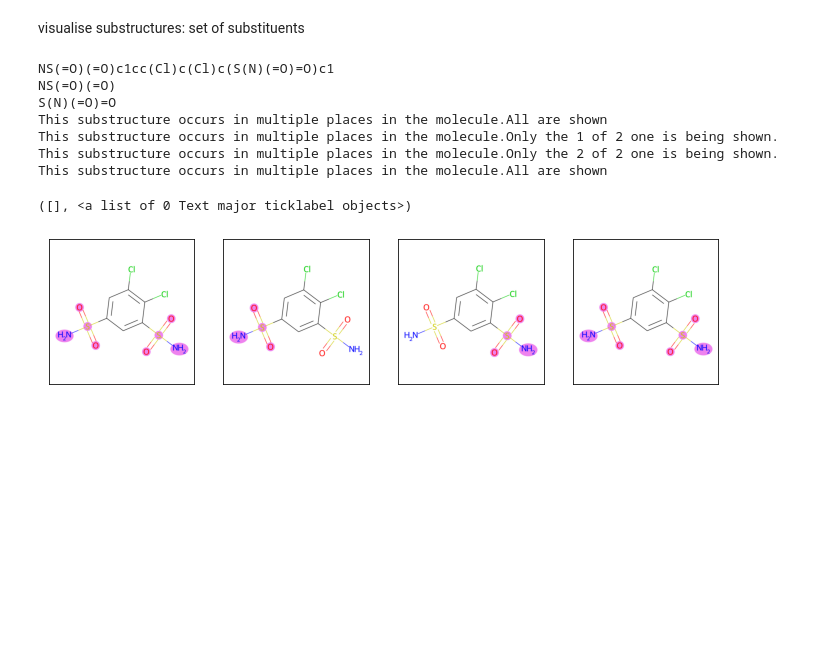
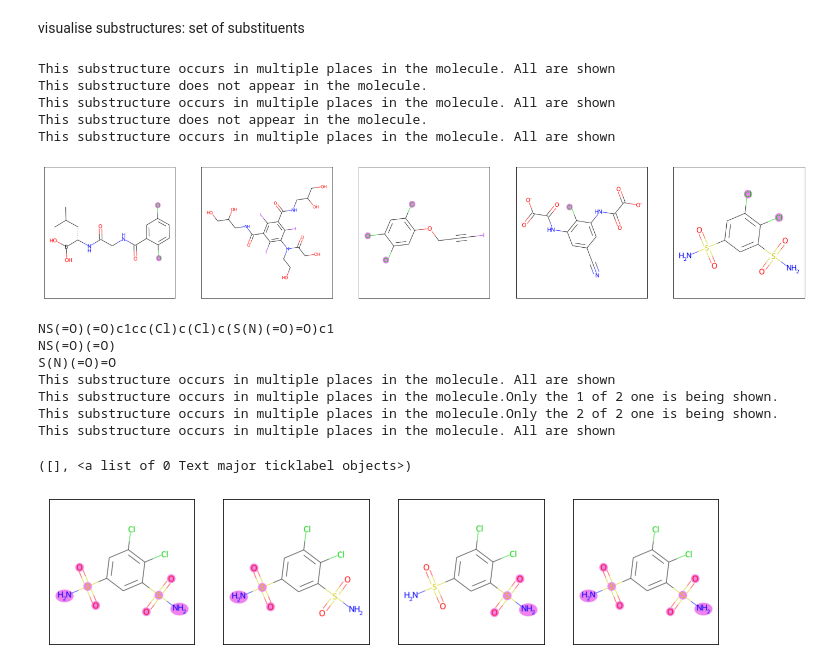
Before and after one commit to deloragaskins/data_science_public, a Jupyter notebook: DK_tutorials/VisualizingSMARTsSubstructureswithClinToxmolecules.ipynb, the cells around one changed output. Saved outputs shown, nothing was run; the diff lists cells and outputs as text; code cells hidden in the pictures; blank space fills up the shorter version.

```diff
--- a/DK_tutorials/VisualizingSMARTsSubstructureswithClinToxmolecules.ipynb
+++ b/DK_tutorials/VisualizingSMARTsSubstructureswithClinToxmolecules.ipynb
@@ -104,6 +107,72 @@ for counter0 in range(length_peek):
 # %% [markdown]
 visualise substructures: set of substituents
+# %%
+def extract_all_substructures(substructures):
+  Atoms_list=[]
+  for substructure in substructures:
+      for atom_counter in range(len(substructure)):
+        Atoms_list.append(substructure[atom_counter])
+  return Atoms_list
+
+def highlighed_img_from_smilessmarts_all(molecule_smiles,substructure_smarts):
+  m=Chem.MolFromSmiles(molecule_smiles)
+  substructures=m.GetSubstructMatches(Chem.MolFromSmarts(substructure_smarts))
+  if len(substructures)>1:
+    print('This substructure occurs in multiple places in the molecule. All are shown')
+  else:
+    print('This substructure does not appear in the molecule.')
+  Atoms_list=extract_all_substructures(substructures)
+  hcolor = colors.to_rgb('violet')
+  img = MolToImage(m, size=(600, 600),fitImage=True,highlightAtoms=Atoms_list,highlightColor=hcolor)
+  return img
+
+################################################################################
+#substructure_smarts='c1ccccc1'
+
+# mol_index=4
+# molecule_smiles=full_ClinTox_df['text'][ mol_index]
+# substructure_smarts=molecule_smiles[:10]
+
+substructure_smarts='Cl'
+
+counter0=0
+size_adj_x=1
+size_adj_y=5
+plt.figure(figsize=(length_peek*size_adj_y,length_peek*size_adj_x))
+
+number_of_rows=1
+number_of_columns=length_peek
+for counter0 in range(length_peek):
+  plt.subplot(number_of_rows,number_of_columns,counter0+1)
+  molecule_smiles=full_ClinTox_df['text'][counter0]
+  plt.imshow(highlighed_img_from_smilessmarts_all(molecule_smiles,substructure_smarts))
+  plt.xticks([])
+  plt.yticks([])
+# %% [output]
+This substructure occurs in multiple places in the molecule. All are shown
+This substructure does not appear in the molecule.
+This substructure occurs in multiple places in the molecule. All are shown
+This substructure does not appear in the molecule.
+This substructure occurs in multiple places in the molecule. All are shown
+[figure, added]
 # %%
+def extract_nth_substructure(substructures,n):
+  Atoms_list=[]
+  substructure=substructures[n]
+  for atom_counter in range(len(substructure)):
+    Atoms_list.append(substructure[atom_counter])
+  return Atoms_list
+
+def highlighed_img_from_smilessmarts_nth(molecule_smiles,substructure_smarts,n):
+  m=Chem.MolFromSmiles(molecule_smiles)
+  substructures=m.GetSubstructMatches(Chem.MolFromSmarts(substructure_smarts))
+  if len(substructures)>1:
+    print(f'This substructure occurs in multiple places in the molecule.Only the {n+1} of {len(substructures)} one is being shown.')
+  Atoms_list=extract_nth_substructure(substructures,n)
+  hcolor = colors.to_rgb('violet')
+  img = MolToImage(m, size=(600, 600),fitImage=True,highlightAtoms=Atoms_list,highlightColor=hcolor)
+  return img
+
 mol_index=4
 molecule_smiles=full_ClinTox_df['text'][ mol_index]
 print(molecule_smiles)
@@ -156,9 +225,9 @@ plt.yticks([])
 NS(=O)(=O)c1cc(Cl)c(Cl)c(S(N)(=O)=O)c1
 NS(=O)(=O)
 S(N)(=O)=O
-This substructure occurs in multiple places in the molecule.All are shown
+This substructure occurs in multiple places in the molecule. All are shown
 This substructure occurs in multiple places in the molecule.Only the 1 of 2 one is being shown.
 This substructure occurs in multiple places in the molecule.Only the 2 of 2 one is being shown.
-This substructure occurs in multiple places in the molecule.All are shown
+This substructure occurs in multiple places in the molecule. All are shown
 ([], <a list of 0 Text major ticklabel objects>)
 [figure]
```
Also changed, not shown: parts of 9 cells of this notebook.
